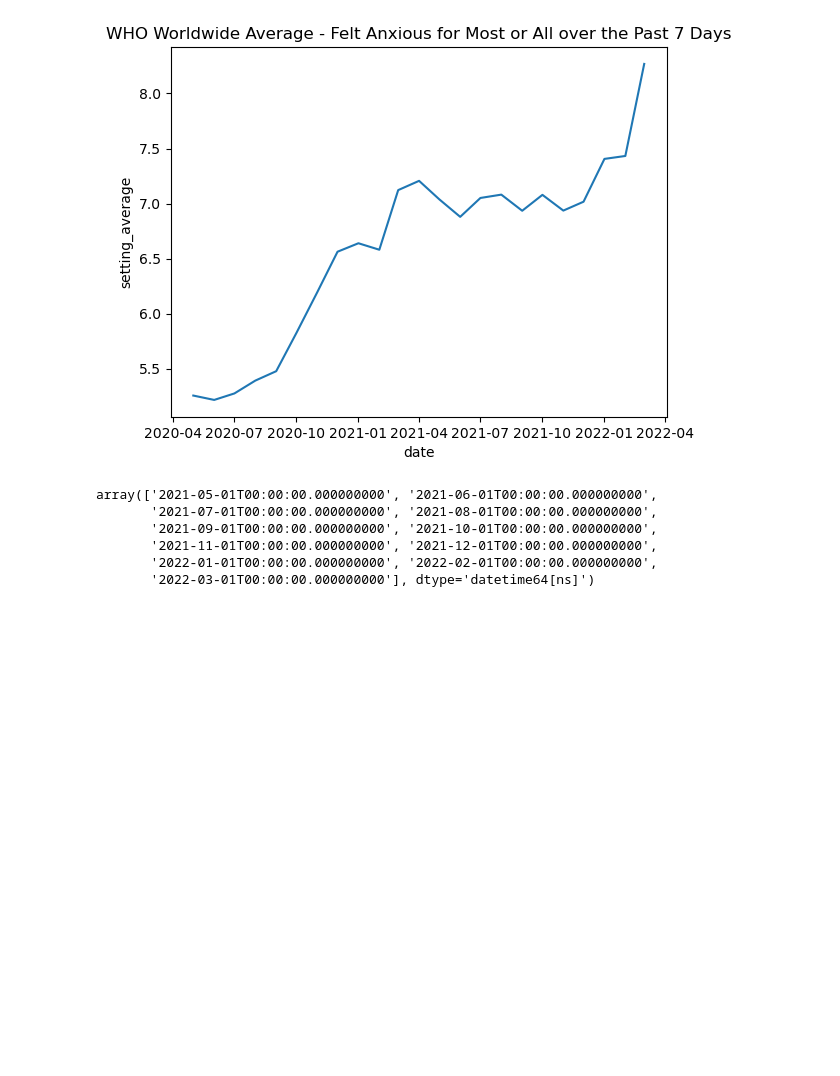
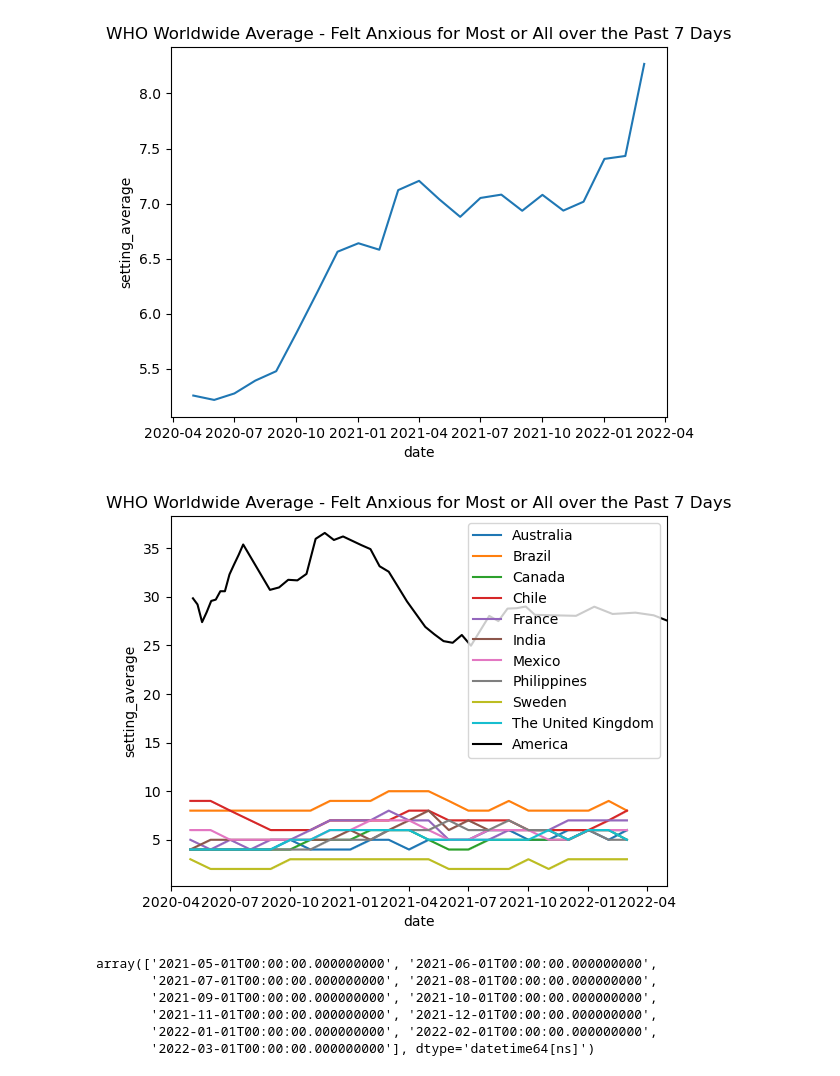
Before and after one commit to macs30122-winter25/final-project-raam, a Jupyter notebook: who_eda.ipynb, the cells around one changed output. Drawn from its saved outputs; the diff is of its cells as text; code cells hidden in the pictures; blank space fills up the shorter version.

```diff
--- a/who_eda.ipynb
+++ b/who_eda.ipynb
@@ -107,6 +121,13 @@ df_groupby.mean()
 | 2022-01-01 | 7.195324 | 1.205128 | 5.248115 | 10.174962 | 1.349116e+08 | NaN | 7.406085 | 0.0 | ... |
 | 2022-02-01 | 7.360849 | 1.297956 | 5.271226 | 10.547956 | 1.269160e+08 | NaN | 7.432653 | 0.0 | ... |
 | 2022-03-01 | 7.949316 | 1.421561 | 5.657281 | 11.465809 | 1.371849e+08 | NaN | 8.268595 | 0.0 | ... |
+# %%
+df_cdc = pd.read_csv('raw_data/Indicators_of_Anxiety_or_Depression_Based_on_Reported_Frequency_of_Symptoms_During_Last_7_Days.csv')
+# %%
+df_cdc = df_cdc[df_cdc['Indicator']=='Symptoms of Anxiety Disorder']
+# %%
+df_cdc['Time Period Start Date'] = pd.to_datetime(df_cdc['Time Period Start Date'])
+df_cdc['Time Period End Date'] = pd.to_datetime(df_cdc['Time Period End Date'])
 # %%
 sns.lineplot(data=df_groupby.mean(),
              x='date',
@@ -122,3 +145,34 @@ plt.savefig('viz/who_basic.png')
+# %%
+fig, ax = plt.subplots()
+
+sns.lineplot(data=df_anxiety[df_anxiety['setting'].isin(['Canada', 'Mexico', 'India', 'Australia',
+                                                         'Brazil', 'Chile', 'The United Kingdom',
+                                                         'France', 'Sweden', 'Philippines'])],
+             x='date',
+             y='setting_average',
+             hue='setting',
+             ax=ax
+             #errorbar=('ci',95)
+)
+
+sns.lineplot(data=df_cdc,
+             x='Time Period End Date',
+             y='Value',
+             color='black',
+             label='America',
+             ax=ax,
+             errorbar=None)
+
+plt.title('WHO Worldwide Average - Felt Anxious for Most or All over the Past 7 Days')
+
+plt.xlim(datetime.fromisoformat('2020-04-01'), datetime.fromisoformat('2022-05-01'))
+
+handles, labels = ax.get_legend_handles_labels()
+ax.legend(handles, labels)
+
+plt.savefig('viz/who_cdc_basic.png')
+# %% [output]
+[figure, added]
 # %%
 df_health_anxiety = df[df['indicator_name']=='Worry a great deal or a moderate amount about catching COVID-19 (%)']
 # %%
```
Also changed, not shown: parts of 4 cells of this notebook, 1 other file.
